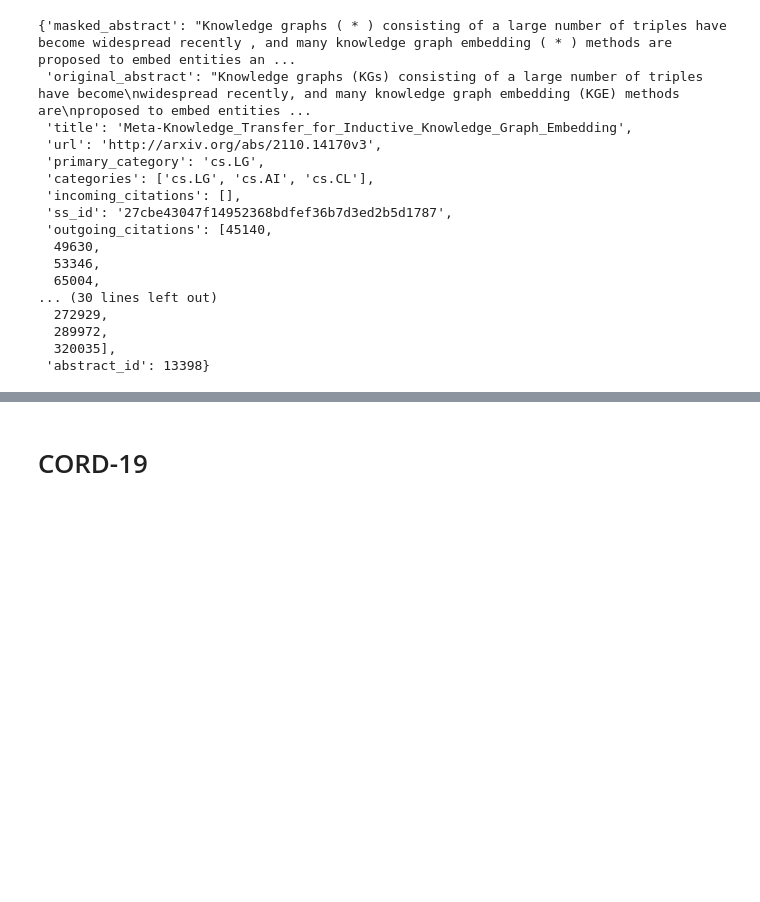
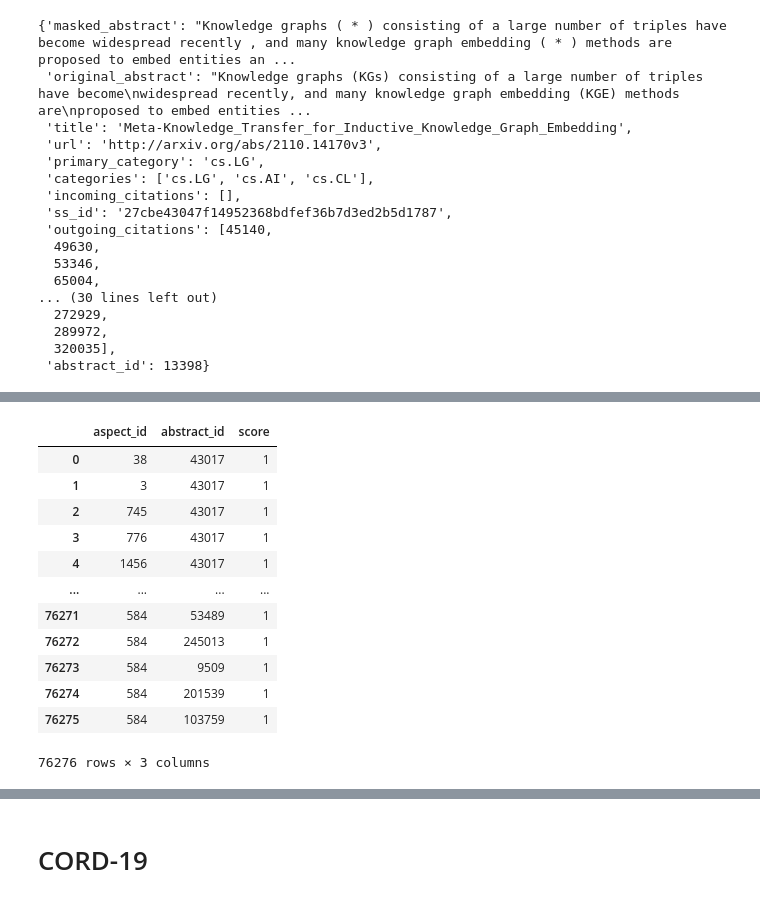
Before and after one commit to louisVincentPoellhuber/benchmarkIR, a Jupyter notebook: src/longtriever/vault.ipynb, the cells around one changed output, grey strips where cells are left out. Drawn from its saved outputs; the diff is of its cells as text; code cells hidden in the pictures; blank space fills up the shorter version.

```diff
--- a/src/longtriever/vault.ipynb
+++ b/src/longtriever/vault.ipynb
@@ -605,2 +596,0 @@ Path to dataset files: /u/poellhul/.cache/kagglehub/datasets/Cornell-University/
-# %%
-dataset = json.load(open(os.path.join(path, "arxiv-metadata-oai-snapshot.json")))
@@ -608,0 +753,19 @@ JSONDecodeError: Extra data: line 2 column 1 (char 1689)
+# %%
+import sqlite3
+
+conn = sqlite3.connect("/Tmp/lvpoellhuber/datasets/vault/corpus/arxiv/corpus.db")
+cur = conn.cursor()
+
+article_id = '1201.0853v1'  # your target ID
+
+cur.execute("SELECT title, text FROM articles WHERE id = ?", (article_id,))
+row = cur.fetchone()
+
+if row:
+    title, text = row
+    print("Title:", title)
+    print("Text:", text)
+else:
+    print("No article found with id", article_id)
+
+conn.close()
@@ -608,0 +790,33 @@ JSONDecodeError: Extra data: line 2 column 1 (char 1689)
+# %%
+import pandas as pd
+
+annotations = dataset["Annotation"]
+qrels = pd.DataFrame(columns=["aspect_id", "abstract_id", "score"])
+
+for annotation in tqdm(annotations):
+    aspect_id = annotation["aspect_id"]
+    abstract_id = annotation["abstract_id"]
+    score = annotation["score"]
+
+    if score>0:
+        row = pd.DataFrame({
+            "aspect_id": [aspect_id],
+            "abstract_id": [abstract_id],
+            "score": [score]})
+
+        qrels = pd.concat([qrels, row], ignore_index=True)
+qrels
+# %% [output]
+|  | aspect_id | abstract_id | score |
+| 0 | 38 | 43017 | 1 |
+| 1 | 3 | 43017 | 1 |
+| 2 | 745 | 43017 | 1 |
+| 3 | 776 | 43017 | 1 |
+| 4 | 1456 | 43017 | 1 |
+| ... | ... | ... | ... |
+| 76271 | 584 | 53489 | 1 |
+| 76272 | 584 | 245013 | 1 |
+| 76273 | 584 | 9509 | 1 |
+| 76274 | 584 | 201539 | 1 |
+| 76275 | 584 | 103759 | 1 |
+76276 rows × 3 columns
```
Also changed, not shown: parts of 24 cells of this notebook, 4 other files.
